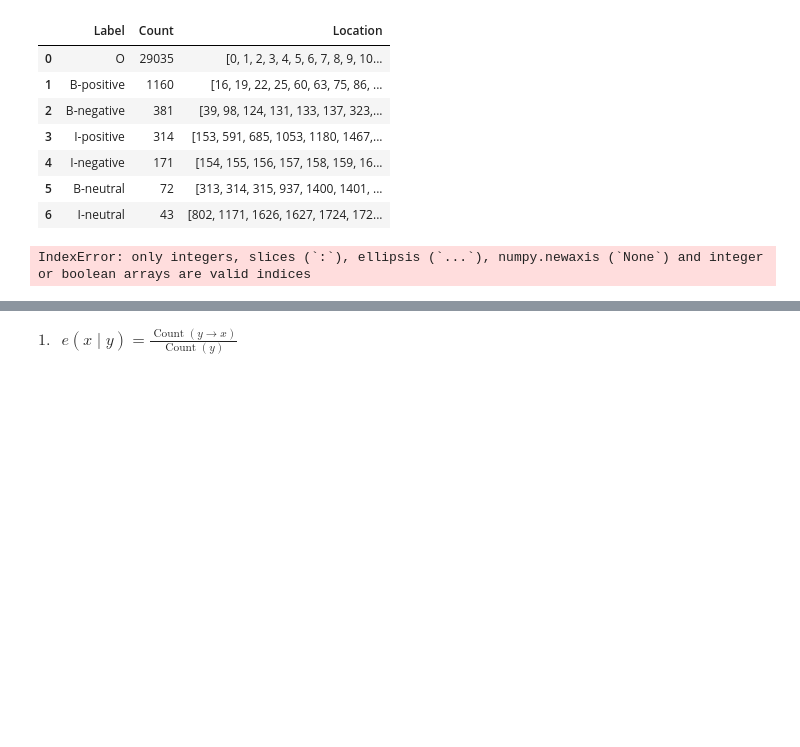
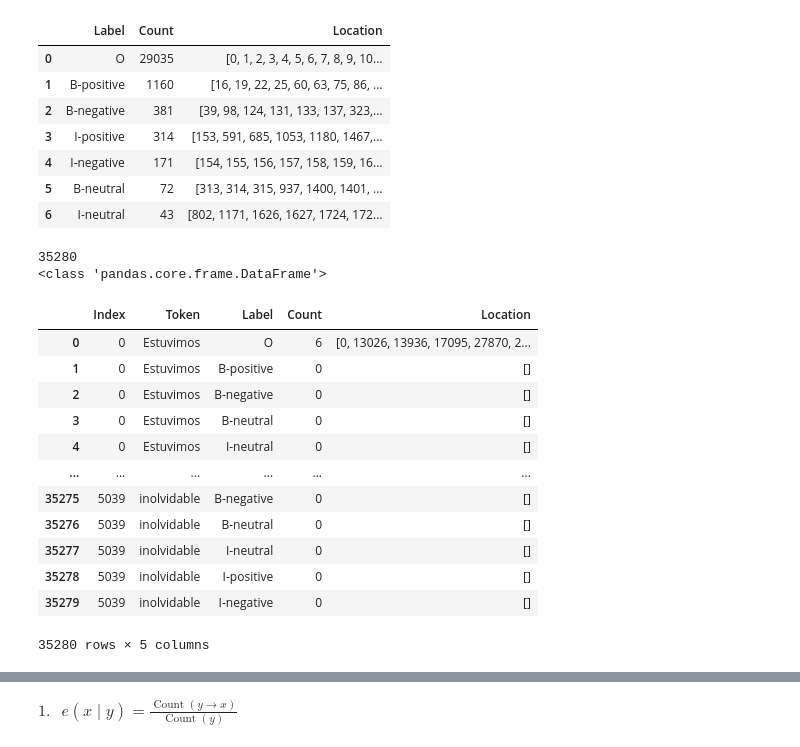
Before and after one commit to verneylmavt/hmm-text_analysis-py, a Jupyter notebook: ES/1.ipynb, the cells around one changed output, grey strips where cells are left out. Drawn from its saved outputs; the diff is of its cells as text; code cells hidden in the pictures; blank space fills up the shorter version.

```diff
--- a/ES/1.ipynb
+++ b/ES/1.ipynb
@@ -53,27 +53,42 @@ display(y_all)
 | 5 | B-neutral | 72 | [313, 314, 315, 937, 1400, 1401, ... |
 | 6 | I-neutral | 43 | [802, 1171, 1626, 1627, 1724, 172... |
 # %%
-x_all = token_all.copy()
+x_all = pd.DataFrame(token_all, columns=['Token'])
 
 # Need to check more, this takes >1m to do
 new_x_all = pd.DataFrame({'Token': np.repeat(x_all['Token'], 7)}).reset_index()
 new_x_all.columns = ['Index', 'Token']
 new_x_all["Label"] = np.tile(label_all, int(len(new_x_all)/7))
 count_x_all = []
 location_x_all = []
+
 for i in token_all:
     for j in label_all:
         cond_1 = arr_token == i
         cond_2 = arr_label == j
         loc = (np.where(cond_1 & cond_2)[0]).tolist()
-        df_ij = df.iloc[loc, :]
+        # df_ij = df.iloc[loc, :]
         count_x_all += [len(loc)]
         location_x_all += [loc]
 new_x_all["Count"] = count_x_all
 new_x_all["Location"] = location_x_all
 
 print(len(new_x_all))
 print(type(new_x_all))
 display(new_x_all)
 # %% [output]
-IndexError: only integers, slices (`:`), ellipsis (`...`), numpy.newaxis (`None`) and integer or boolean arrays are valid indices
+35280
+<class 'pandas.core.frame.DataFrame'>
+|  | Index | Token | Label | Count | Location |
+| 0 | 0 | Estuvimos | O | 6 | [0, 13026, 13936, 17095, 27870, 2... |
+| 1 | 0 | Estuvimos | B-positive | 0 | [] |
+| 2 | 0 | Estuvimos | B-negative | 0 | [] |
+| 3 | 0 | Estuvimos | B-neutral | 0 | [] |
+| 4 | 0 | Estuvimos | I-neutral | 0 | [] |
+| ... | ... | ... | ... | ... | ... |
+| 35275 | 5039 | inolvidable | B-negative | 0 | [] |
+| 35276 | 5039 | inolvidable | B-neutral | 0 | [] |
+| 35277 | 5039 | inolvidable | I-neutral | 0 | [] |
+| 35278 | 5039 | inolvidable | I-positive | 0 | [] |
+| 35279 | 5039 | inolvidable | I-negative | 0 | [] |
+35280 rows × 5 columns
```
Also changed, not shown: parts of 24 cells of this notebook.
